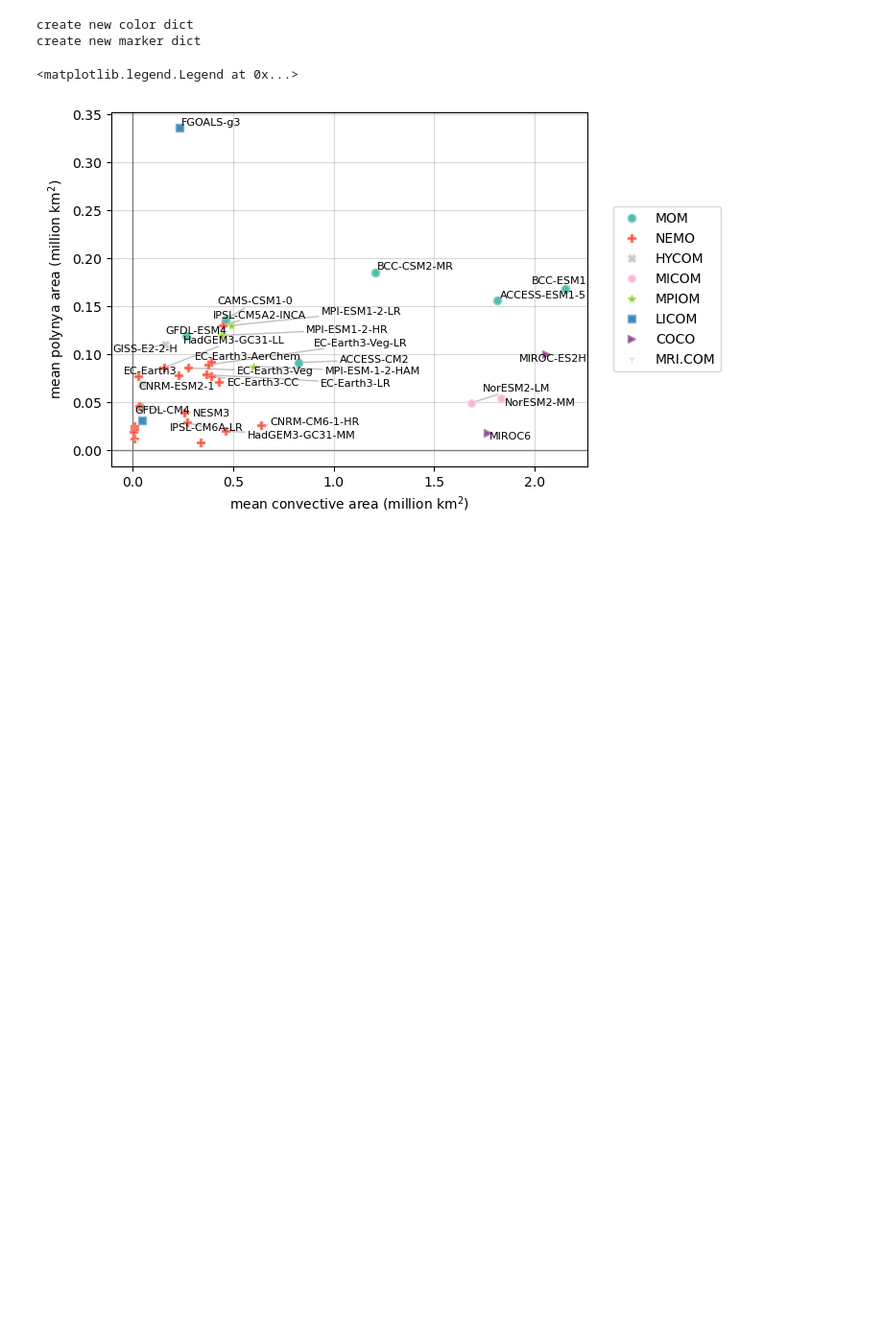
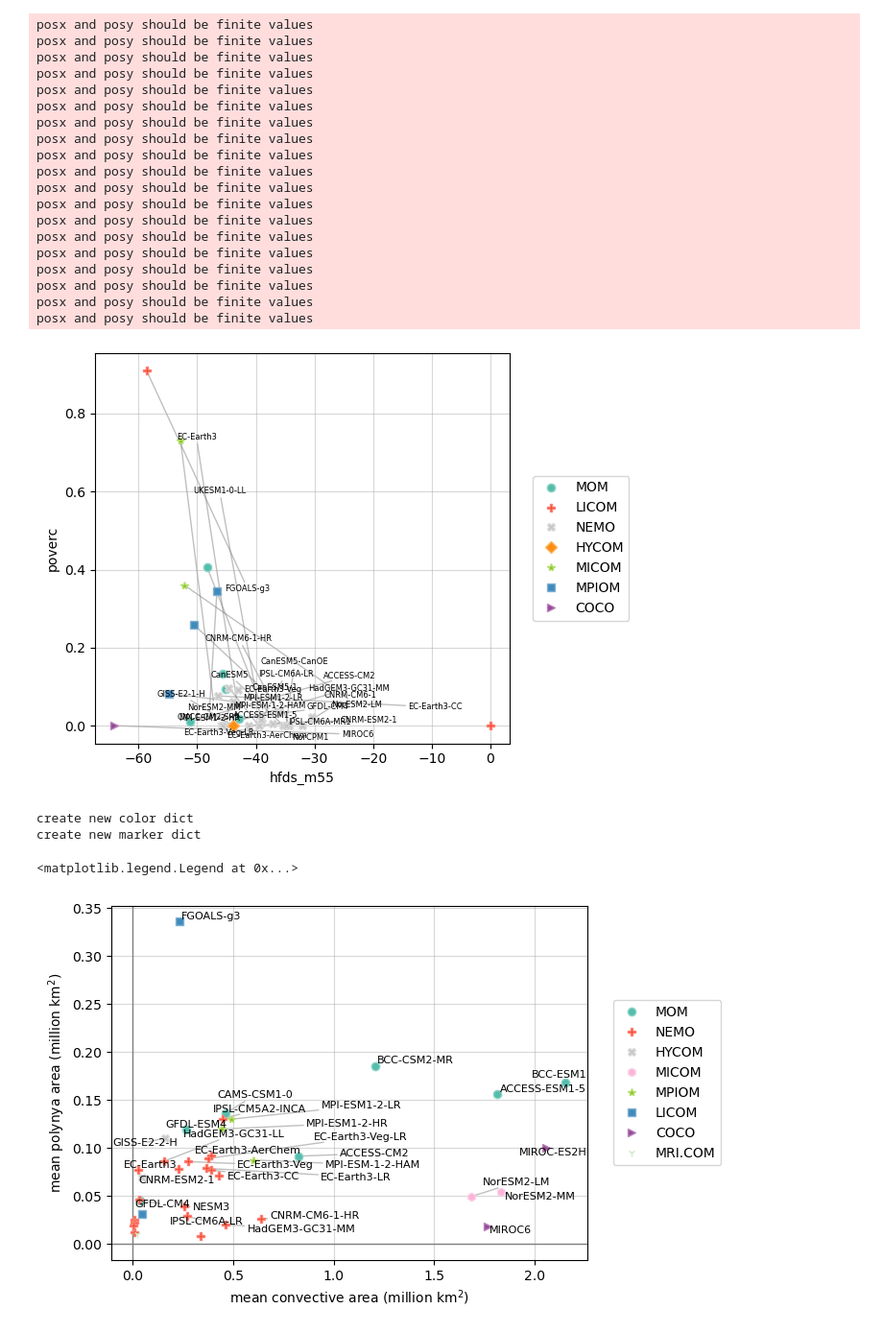
Before and after one commit to shunzi-work/SouthernOceanPolynya, a Jupyter notebook: CorrelatePlot.ipynb, the cells around one changed output. Shown at 96% size. Cells and saved outputs as stored; diff of their text form; code cells hidden in the pictures; blank space fills up the shorter version.

```diff
--- a/CorrelatePlot.ipynb
+++ b/CorrelatePlot.ipynb
@@ -7,3 +100,62 @@ from myfunctions import *
+# %%
+def plot_corr(df_plot, marker_dict, color_dict):
+    fig, ax = plt.subplots()
+    # ax.axvline(c='grey', lw=1)
+    # ax.axhline(c='grey', lw=1)
+    cnames = df_plot.columns
+    cc = 0
+    for mtype in df_plot['type'].unique():
+        plotdata_df = df_plot.loc[df_plot['type'] == mtype]
+
+        ax.plot(plotdata_df[cnames[2]], plotdata_df[cnames[3]],
+                marker=marker_dict[mtype],
+                markeredgecolor = color_dict[mtype],
+                markerfacecolor = lighten_color(color_dict[mtype], 1.5),
+                linestyle='', ms=6, label=mtype)
+        cc += 1
+
+    texts=[]
+    newx=[]
+    newy=[]
+    for ind in df_plot.index:
+        texts+=[ax.text(df_plot[cnames[2]][ind], df_plot[cnames[3]][ind], df_plot['name'][ind], fontsize = 6)]
+        newx.append(df_plot[cnames[2]][ind])
+        newy.append(df_plot[cnames[3]][ind])
+
+    adjust_text(texts, newx, newy, ax=ax, #avoid_self=True, #force_explode = (0.2, 0.2),
+                time_lim=1, #Give it 1 second instead of 0.1 sec to arrange such dense labels
+                arrowprops=dict(arrowstyle='-', color='gray', alpha=.5))
+
+    ax.grid(which='both', axis='both',alpha=.5) # draw grid
+    ax.set_xlabel(cnames[2])
+    ax.set_ylabel(cnames[3])
+    ax.legend(bbox_to_anchor=(1.04, 0.5), loc="center left")
+    savename = 'Fig_corr/' + cnames[2] + '_vs_' + cnames[3] + '.png'
+    plt.tight_layout()
+    # fig.savefig(savename, dpi = 150)
+# %%
+plot_corr(test, marker_dict, color_dict)
+# %% [output]
+posx and posy should be finite values
+posx and posy should be finite values
+posx and posy should be finite values
+posx and posy should be finite values
+posx and posy should be finite values
+posx and posy should be finite values
+posx and posy should be finite values
+posx and posy should be finite values
+posx and posy should be finite values
+posx and posy should be finite values
+posx and posy should be finite values
+posx and posy should be finite values
+posx and posy should be finite values
+posx and posy should be finite values
+posx and posy should be finite values
+posx and posy should be finite values
+posx and posy should be finite values
+posx and posy should be finite values
+posx and posy should be finite values
+[figure, added]
 # %%
 import scipy.stats
 # %%
```
Also changed, not shown: parts of 35 cells of this notebook, 22 other files.
